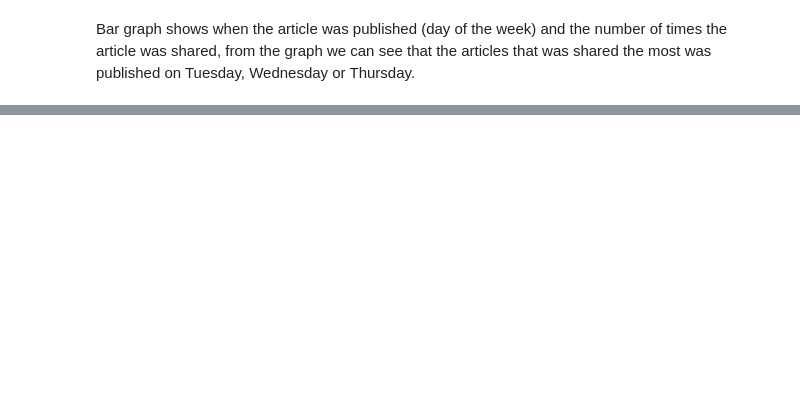
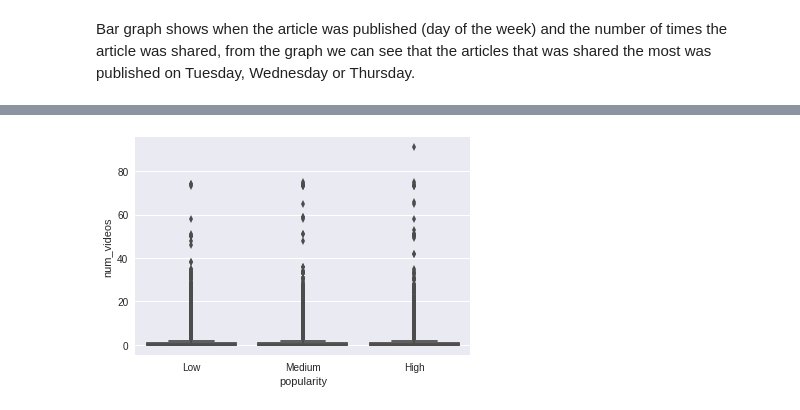
Before and after one commit to prolix-prose/MSDS7331-GroupProject, a Jupyter notebook: Data_Vis.ipynb, the cells around one changed output, grey strips where cells are left out. Saved outputs shown, nothing was run; the diff lists cells and outputs as text; code cells hidden in the pictures; blank space fills up the shorter version.

```diff
--- a/Data_Vis.ipynb
+++ b/Data_Vis.ipynb
@@ -119,0 +136,4 @@ df.boxplot(column='shares', by='weekday')
+# %%
+ax = sns.boxplot(x="popularity", y="num_videos",data=df_subset)
+# %% [output]
+[figure, added]
```
Also changed, not shown: parts of 17 cells of this notebook.
